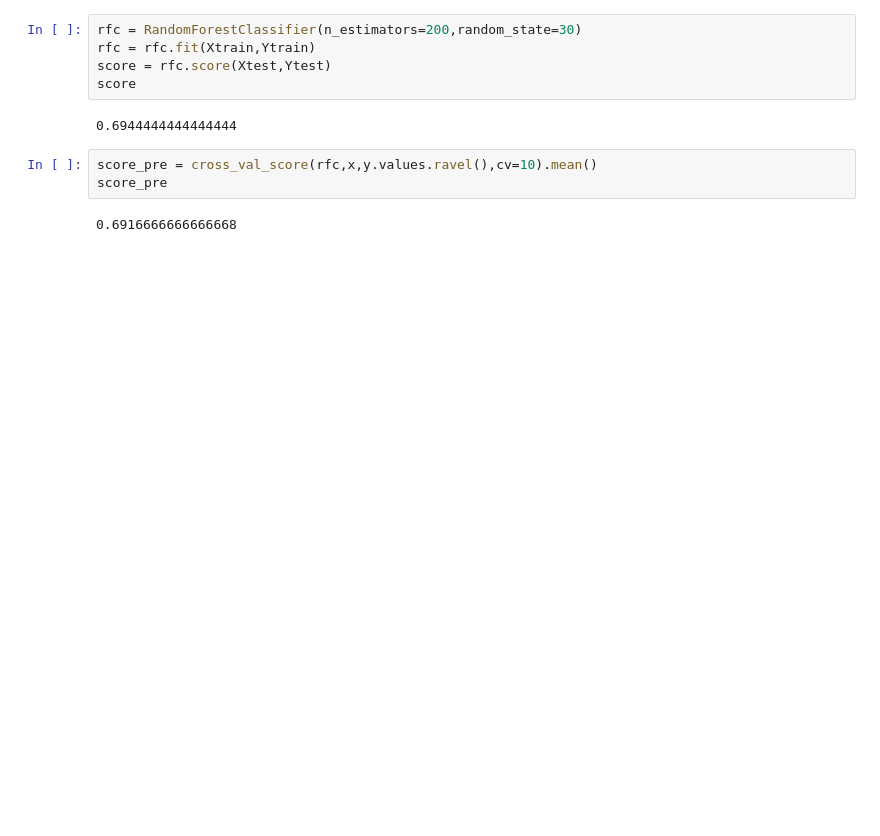
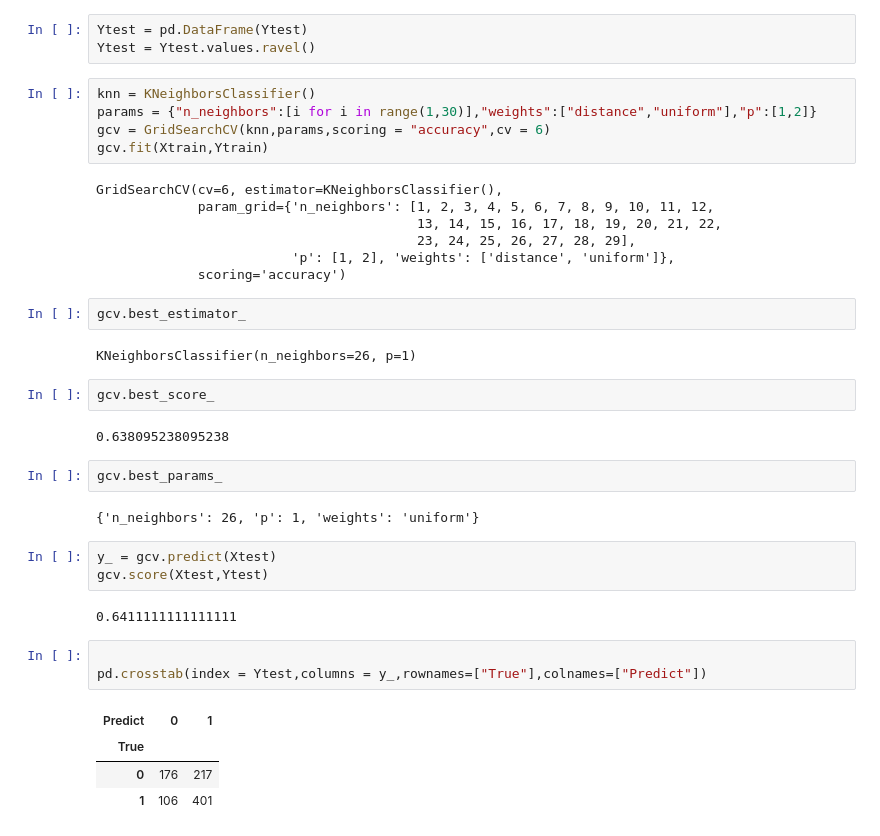
Before and after one commit to kevinzzhengg/RiYou-Demo, a Jupyter notebook: test.ipynb, the cells around one changed output. Saved outputs shown, nothing was run; the diff lists cells and outputs as text; blank space fills up the shorter version.

```diff
--- a/test.ipynb
+++ b/test.ipynb
@@ -36,12 +29,40 @@ Xtrain
-# %%
-rfc = RandomForestClassifier(n_estimators=200,random_state=30)
-rfc = rfc.fit(Xtrain,Ytrain)
-score = rfc.score(Xtest,Ytest)
-score
-# %% [output]
-0.6944444444444444
-# %%
-score_pre = cross_val_score(rfc,x,y.values.ravel(),cv=10).mean()
-score_pre
-# %% [output]
-0.6916666666666668
+# %%
+Ytest = pd.DataFrame(Ytest)
+Ytest = Ytest.values.ravel()
+# %%
+knn = KNeighborsClassifier()
+params = {"n_neighbors":[i for i in range(1,30)],"weights":["distance","uniform"],"p":[1,2]}
+gcv = GridSearchCV(knn,params,scoring = "accuracy",cv = 6)
+gcv.fit(Xtrain,Ytrain)
+# %% [output]
+GridSearchCV(cv=6, estimator=KNeighborsClassifier(),
+             param_grid={'n_neighbors': [1, 2, 3, 4, 5, 6, 7, 8, 9, 10, 11, 12,
+                                         13, 14, 15, 16, 17, 18, 19, 20, 21, 22,
+                                         23, 24, 25, 26, 27, 28, 29],
+                         'p': [1, 2], 'weights': ['distance', 'uniform']},
+             scoring='accuracy')
+# %%
+gcv.best_estimator_
+# %% [output]
+KNeighborsClassifier(n_neighbors=26, p=1)
+# %%
+gcv.best_score_
+# %% [output]
+0.638095238095238
+# %%
+gcv.best_params_
+# %% [output]
+{'n_neighbors': 26, 'p': 1, 'weights': 'uniform'}
+# %%
+y_ = gcv.predict(Xtest)
+gcv.score(Xtest,Ytest)
+# %% [output]
+0.6411111111111111
+# %%
+
+pd.crosstab(index = Ytest,columns = y_,rownames=["True"],colnames=["Predict"])
+# %% [output]
+| Predict | 0 | 1 |
+| True |  |  |
+| 0 | 176 | 217 |
+| 1 | 106 | 401 |
```
Also changed, not shown: parts of 16 cells of this notebook, 12 other files.
